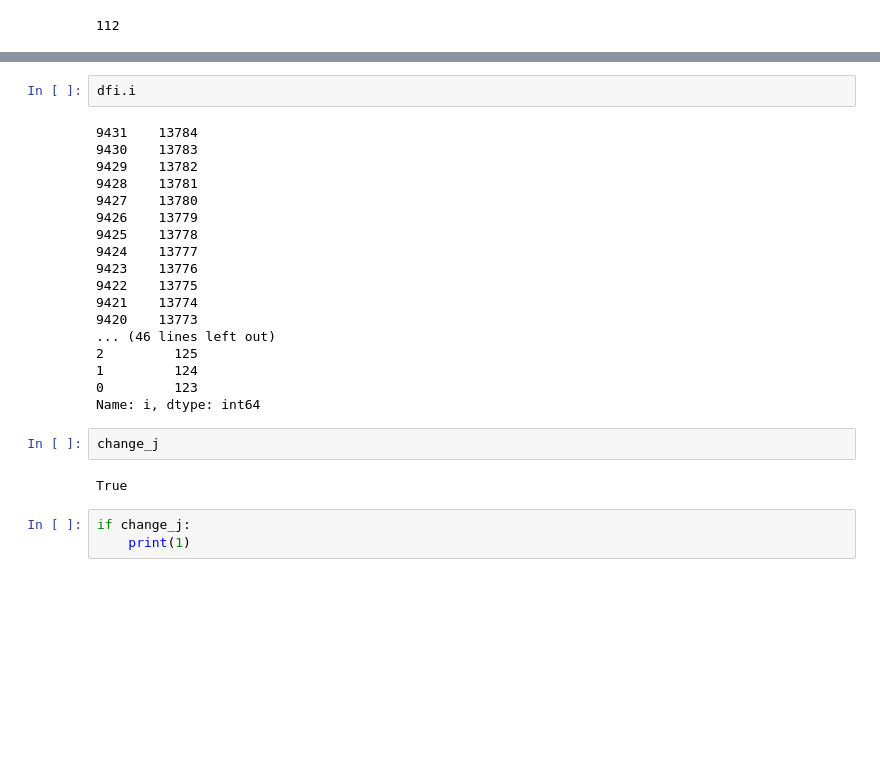
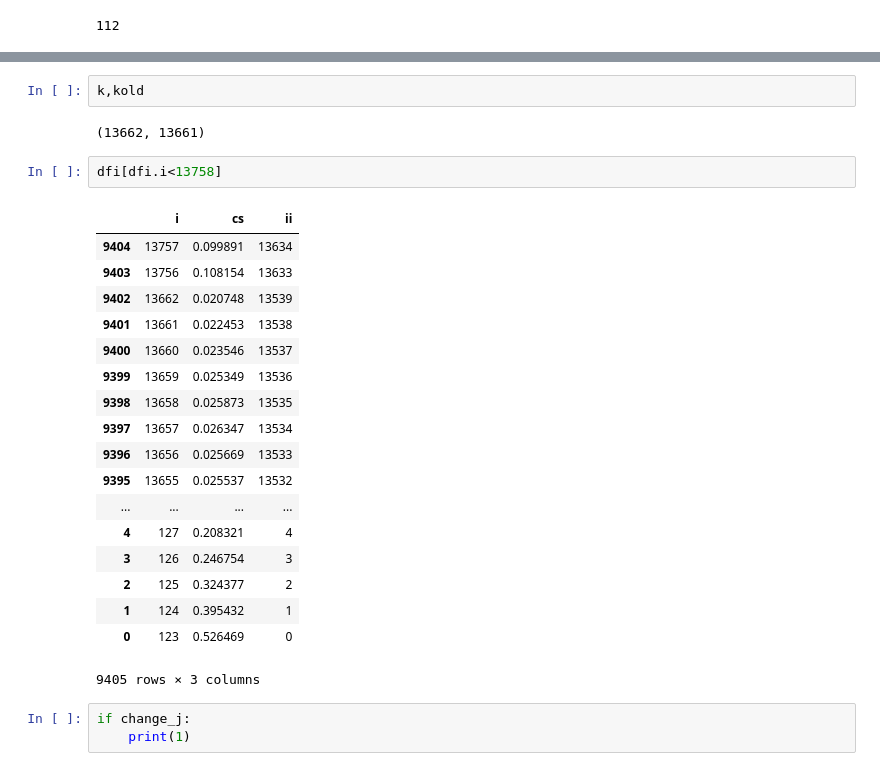
Before and after one commit to restrepo/cms_root_files, a Jupyter notebook: extract_root_TH2D.ipynb, the cells around one changed output, grey strips where cells are left out. Saved outputs shown, nothing was run; the diff lists cells and outputs as text; blank space fills up the shorter version.

```diff
--- a/extract_root_TH2D.ipynb
+++ b/extract_root_TH2D.ipynb
@@ -76,27 +147,28 @@ kold,k
+# %%
+k,kold
+# %% [output]
+(13662, 13661)
 # %%
-dfi.i
+dfi[dfi.i<13758]
 # %% [output]
+|  | i | cs | ii |
+| 9404 | 13757 | 0.099891 | 13634 |
+| 9403 | 13756 | 0.108154 | 13633 |
+| 9402 | 13662 | 0.020748 | 13539 |
+| 9401 | 13661 | 0.022453 | 13538 |
+| 9400 | 13660 | 0.023546 | 13537 |
+| 9399 | 13659 | 0.025349 | 13536 |
+| 9398 | 13658 | 0.025873 | 13535 |
+| 9397 | 13657 | 0.026347 | 13534 |
+| 9396 | 13656 | 0.025669 | 13533 |
+| 9395 | 13655 | 0.025537 | 13532 |
+| ... | ... | ... | ... |
+| 4 | 127 | 0.208321 | 4 |
+| 3 | 126 | 0.246754 | 3 |
+| 2 | 125 | 0.324377 | 2 |
+| 1 | 124 | 0.395432 | 1 |
+| 0 | 123 | 0.526469 | 0 |
-9431    13784
-9430    13783
-9429    13782
-9428    13781
-9427    13780
-9426    13779
-9425    13778
-9424    13777
-9423    13776
-9422    13775
-9421    13774
-9420    13773
-... (46 lines left out)
-2         125
-1         124
-0         123
-Name: i, dtype: int64
+9405 rows × 3 columns
-# %%
-change_j
-# %% [output]
-True
 # %%
 if change_j:
     print(1)
```
Also changed, not shown: parts of 7 cells of this notebook.
